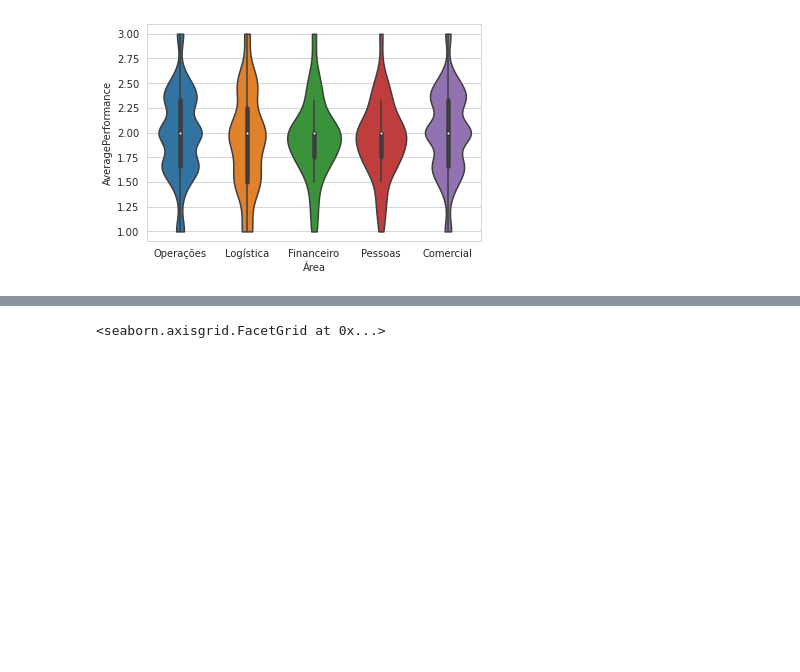
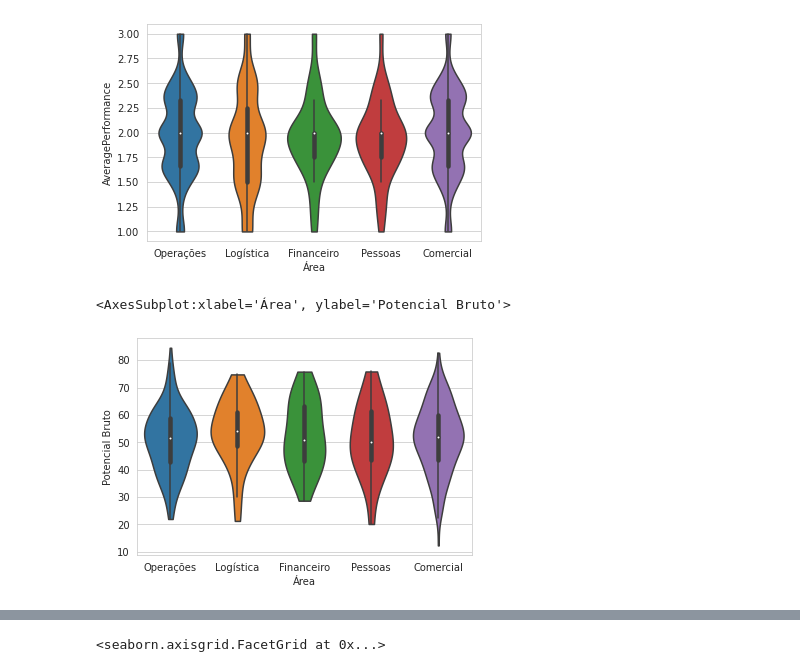
Before and after one commit to biagzi/data_science, a Jupyter notebook: case2_people_analytics/gathering_preparing_all_data.ipynb, the cells around one changed output, grey strips where cells are left out. Saved outputs shown, nothing was run; the diff lists cells and outputs as text; code cells hidden in the pictures; blank space fills up the shorter version.

```diff
--- a/case2_people_analytics/gathering_preparing_all_data.ipynb
+++ b/case2_people_analytics/gathering_preparing_all_data.ipynb
@@ -100,3 +117,8 @@ sns.violinplot(data=df, x = "Área", y = "AveragePerformance",cut=0)
 # %% [output]
 <AxesSubplot:xlabel='Área', ylabel='AveragePerformance'>
 [figure]
+# %%
+sns.violinplot(data=df, x = "Área", y = "Potencial Bruto",cut=0)
+# %% [output]
+<AxesSubplot:xlabel='Área', ylabel='Potencial Bruto'>
+[figure, added]
```
Also changed, not shown: parts of 14 cells of this notebook, 2 other files.
